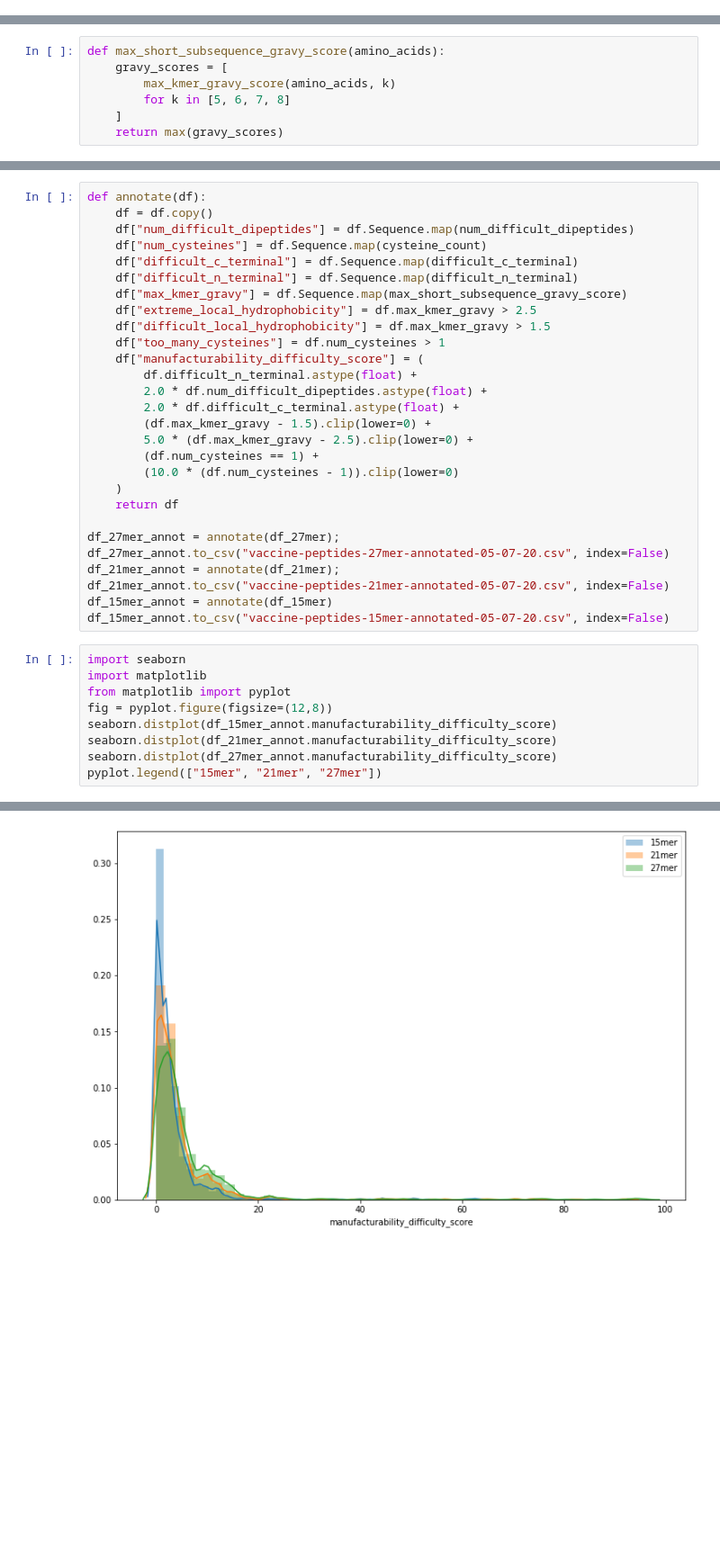
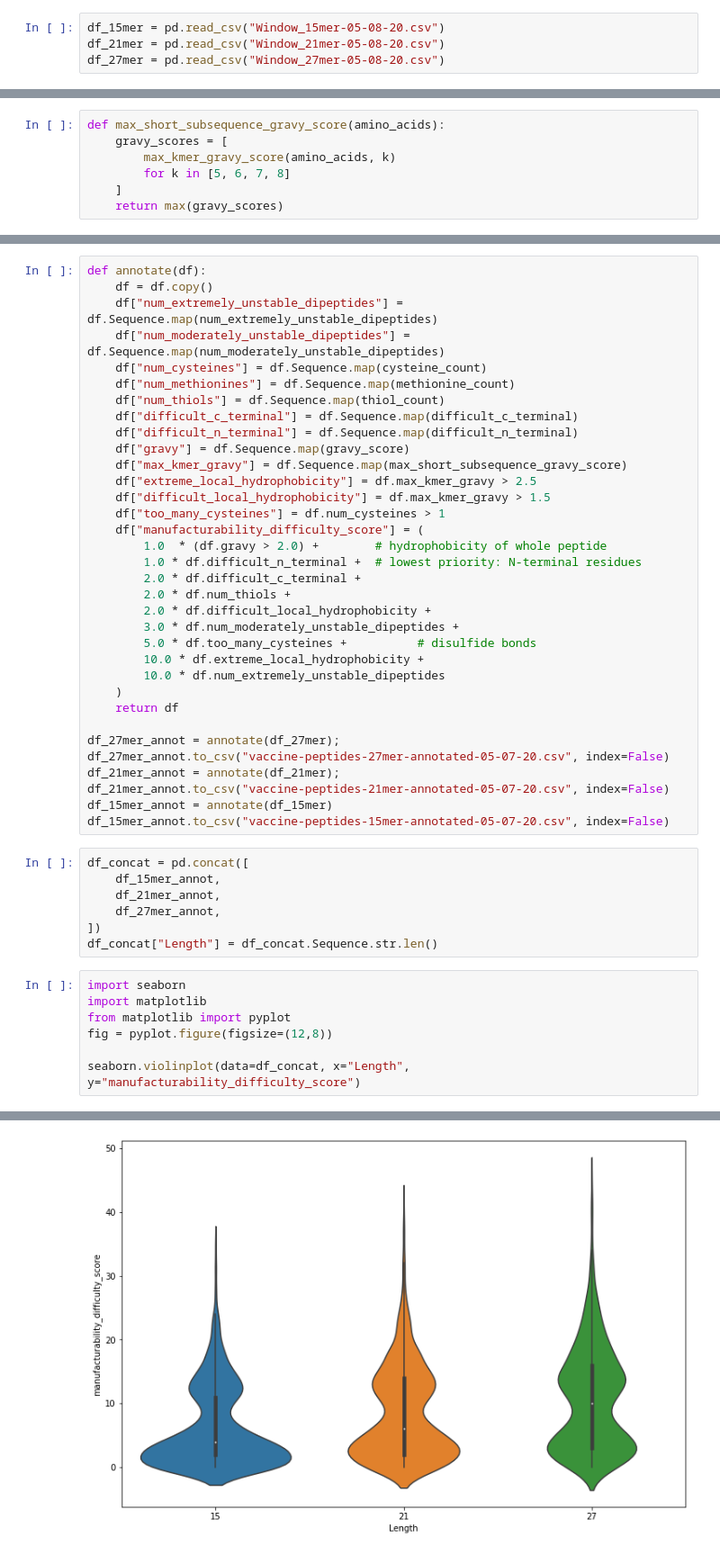
Before and after one commit to pirl-unc/Landscape-and-Selection-of-Vaccine-Epitopes-in-SARS-CoV-2, a Jupyter notebook: vaccine-peptides/Select vaccine peptides.ipynb, the cells around one changed output, grey strips where cells are left out. Shown at 90% size. Cells and saved outputs as stored; diff of their text form; blank space fills up the shorter version.

Commit message:
selected vaccine peptides

```diff
--- a/vaccine-peptides/Select vaccine peptides.ipynb
+++ b/vaccine-peptides/Select vaccine peptides.ipynb
@@ -14 +18,5 @@ df_15mer = pd.read_csv("Window_15mer-05-07-20.csv")
+# %%
+df_15mer = pd.read_csv("Window_15mer-05-08-20.csv")
+df_21mer = pd.read_csv("Window_21mer-05-08-20.csv")
+df_27mer = pd.read_csv("Window_27mer-05-08-20.csv")
 # %%
@@ -109,22 +138,28 @@ def num_difficult_dipeptides(amino_acids):
 # %%
 def annotate(df):
     df = df.copy()
-    df["num_difficult_dipeptides"] = df.Sequence.map(num_difficult_dipeptides)
+    df["num_extremely_unstable_dipeptides"] = df.Sequence.map(num_extremely_unstable_dipeptides)
+    df["num_moderately_unstable_dipeptides"] = df.Sequence.map(num_moderately_unstable_dipeptides)
     df["num_cysteines"] = df.Sequence.map(cysteine_count)
+    df["num_methionines"] = df.Sequence.map(methionine_count)
+    df["num_thiols"] = df.Sequence.map(thiol_count)
     df["difficult_c_terminal"] = df.Sequence.map(difficult_c_terminal)
     df["difficult_n_terminal"] = df.Sequence.map(difficult_n_terminal)
+    df["gravy"] = df.Sequence.map(gravy_score)
     df["max_kmer_gravy"] = df.Sequence.map(max_short_subsequence_gravy_score)
     df["extreme_local_hydrophobicity"] = df.max_kmer_gravy > 2.5
     df["difficult_local_hydrophobicity"] = df.max_kmer_gravy > 1.5
     df["too_many_cysteines"] = df.num_cysteines > 1
     df["manufacturability_difficulty_score"] = (
-        df.difficult_n_terminal.astype(float) +
-        2.0 * df.num_difficult_dipeptides.astype(float) +
-        2.0 * df.difficult_c_terminal.astype(float) +
-        (df.max_kmer_gravy - 1.5).clip(lower=0) +
-        5.0 * (df.max_kmer_gravy - 2.5).clip(lower=0) +
-        (df.num_cysteines == 1) +
-        (10.0 * (df.num_cysteines - 1)).clip(lower=0)
+        1.0  * (df.gravy > 2.0) +        # hydrophobicity of whole peptide
+        1.0 * df.difficult_n_terminal +  # lowest priority: N-terminal residues
+        2.0 * df.difficult_c_terminal +
+        2.0 * df.num_thiols +
+        2.0 * df.difficult_local_hydrophobicity +
+        3.0 * df.num_moderately_unstable_dipeptides +
+        5.0 * df.too_many_cysteines +          # disulfide bonds
+        10.0 * df.extreme_local_hydrophobicity +
+        10.0 * df.num_extremely_unstable_dipeptides
     )
     return df
 
@@ -134,13 +169,18 @@ df_21mer_annot = annotate(df_21mer);
 df_21mer_annot.to_csv("vaccine-peptides-21mer-annotated-05-07-20.csv", index=False)
 df_15mer_annot = annotate(df_15mer)
 df_15mer_annot.to_csv("vaccine-peptides-15mer-annotated-05-07-20.csv", index=False)
+# %%
+df_concat = pd.concat([
+    df_15mer_annot,
+    df_21mer_annot,
+    df_27mer_annot,
+])
+df_concat["Length"] = df_concat.Sequence.str.len()
 # %%
 import seaborn
 import matplotlib
 from matplotlib import pyplot
 fig = pyplot.figure(figsize=(12,8))
-seaborn.distplot(df_15mer_annot.manufacturability_difficulty_score)
-seaborn.distplot(df_21mer_annot.manufacturability_difficulty_score)
-seaborn.distplot(df_27mer_annot.manufacturability_difficulty_score)
-pyplot.legend(["15mer", "21mer", "27mer"])
+
+seaborn.violinplot(data=df_concat, x="Length", y="manufacturability_difficulty_score")
 # %% [output]
@@ -148 +188 @@ pyplot.legend(["15mer", "21mer", "27mer"])
-[figure, old version]
+[figure, new version]
```
Also changed, not shown: parts of 18 cells of this notebook, 13 other files.
